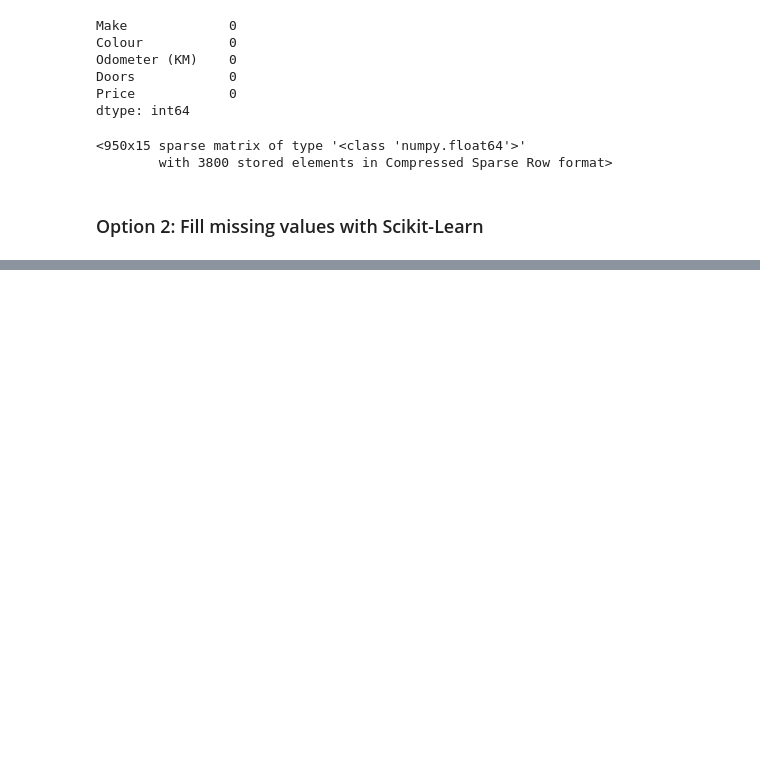
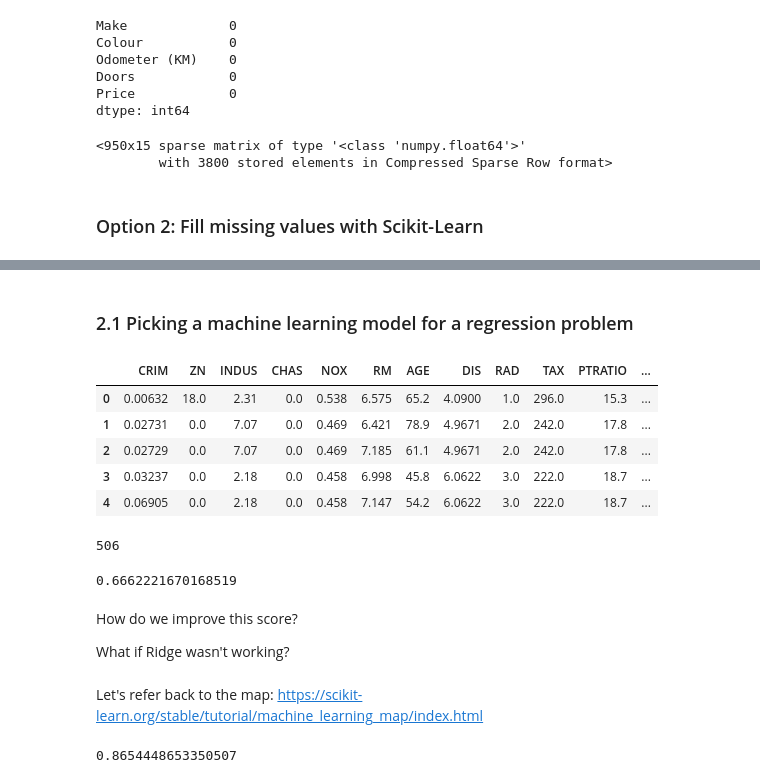
Before and after one commit to johnathon-smith/ml_notes, a Jupyter notebook: introduction_to_scikit_learn.ipynb, the cells around one changed output, grey strips where cells are left out. Saved outputs shown, nothing was run; the diff lists cells and outputs as text; code cells hidden in the pictures; blank space fills up the shorter version.

Commit message:
Added notes on how to fill in missing data and choose the right model for our problem

```diff
--- a/introduction_to_scikit_learn.ipynb
+++ b/introduction_to_scikit_learn.ipynb
@@ -412,0 +541,76 @@ transformed_X
+# %% [markdown]
+### 2.1 Picking a machine learning model for a regression problem
+# %%
+#Import Boston Housing data set
+from sklearn.datasets import load_boston
+boston = load_boston()
+boston;
+# %%
+#boston is a dictionary with keys 'data', 'feature_names', and 'target'
+#Turn it into a pandas dataframe
+boston_df = pd.DataFrame(boston['data'], columns = boston['feature_names'])
+boston_df['target'] = pd.Series(boston['target'])
+# %%
+boston_df.head()
+# %% [output]
+|  | CRIM | ZN | INDUS | CHAS | NOX | RM | AGE | DIS | RAD | TAX | PTRATIO | ... |
+| 0 | 0.00632 | 18.0 | 2.31 | 0.0 | 0.538 | 6.575 | 65.2 | 4.0900 | 1.0 | 296.0 | 15.3 | ... |
+| 1 | 0.02731 | 0.0 | 7.07 | 0.0 | 0.469 | 6.421 | 78.9 | 4.9671 | 2.0 | 242.0 | 17.8 | ... |
+| 2 | 0.02729 | 0.0 | 7.07 | 0.0 | 0.469 | 7.185 | 61.1 | 4.9671 | 2.0 | 242.0 | 17.8 | ... |
+| 3 | 0.03237 | 0.0 | 2.18 | 0.0 | 0.458 | 6.998 | 45.8 | 6.0622 | 3.0 | 222.0 | 18.7 | ... |
+| 4 | 0.06905 | 0.0 | 2.18 | 0.0 | 0.458 | 7.147 | 54.2 | 6.0622 | 3.0 | 222.0 | 18.7 | ... |
+# %%
+#How many samples?
+len(boston_df)
+# %% [output]
+506
+# %%
+#Let's try the Ridge Regression model
+from sklearn.linear_model import Ridge
+
+#Set up random seed
+np.random.seed(42)
+
+#Split the data into X and y
+X = boston_df.drop('target', axis = 1)
+y = boston_df.target
+
+#Split the data into training and test sets
+X_train, X_test, y_train, y_test = train_test_split(X, y, test_size = 0.2)
+
+#Instantiate Ridge model
+model = Ridge()
+
+#Finally, train and then score the model
+model.fit(X_train, y_train)
+model.score(X_test, y_test)
+# %% [output]
+0.6662221670168519
+# %% [markdown]
+How do we improve this score?
+
+What if Ridge wasn't working?
+# %% [markdown]
+Let's refer back to the map: https://scikit-learn.org/stable/tutorial/machine_learning_map/index.html
+# %%
+#Let's try the Random Forest Regressor
+from sklearn.ensemble import RandomForestRegressor
+
+#Set up the random seed
+np.random.seed(42)
+
+#Set up the X and y data
+X = boston_df.drop('target', axis = 1)
+y = boston_df.target
+
+#Split the data into and training and test sets
+X_train, X_test, y_train, y_test = train_test_split(X, y, test_size = 0.2)
+
+#Instantiate the model
+model = RandomForestRegressor()
+
+#Train and score the model
+model.fit(X_train, y_train)
+model.score(X_test, y_test)
+# %% [output]
+0.8654448653350507
```
Also changed, not shown: parts of 19 cells of this notebook, 1 other file.
